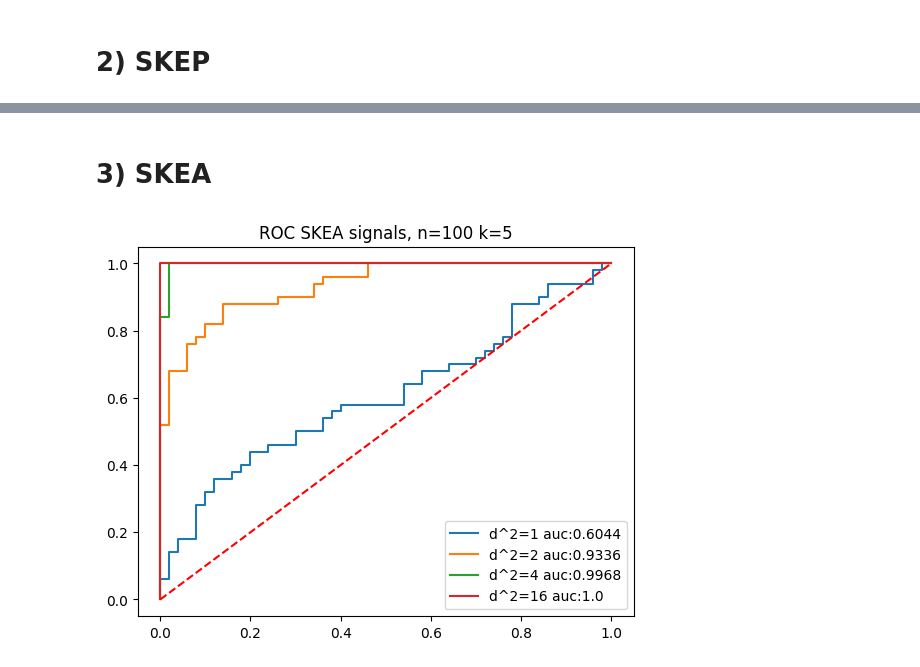
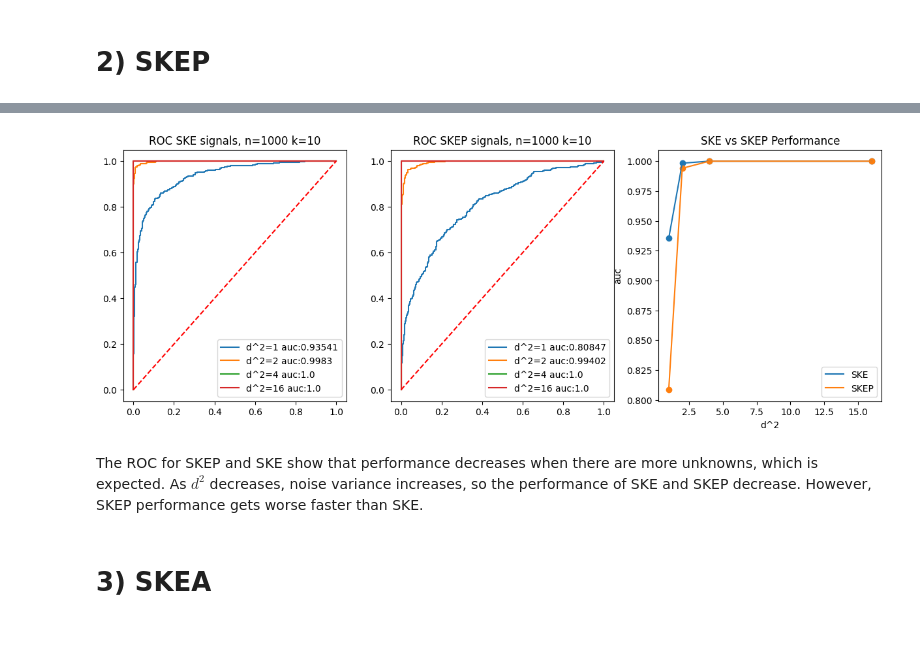
Before and after one commit to albertlyuan/ece-585, a Jupyter notebook: hw2.ipynb, the cells around one changed output, grey strips where cells are left out. Saved outputs shown, nothing was run; the diff lists cells and outputs as text; code cells hidden in the pictures; blank space fills up the shorter version.

```diff
--- a/hw2.ipynb
+++ b/hw2.ipynb
@@ -166,44 +220,20 @@ plt.show()
+# %%
+np.random.seed(seed=0)
+
+unknownPhase = np.random.uniform(0, 2*np.pi)
+amp = 1
+signal = amp * np.sin(FREQ * T + unknownPhase)
+
+fig, ax = plt.subplots(1,3,figsize=(15,5))
+data = {}
+data['SKE'] = ske(signal,ax[0], f"ROC SKE signals, n={N} k={K}")
+data['SKEP'] = skep(signal, amp, ax[1], f"ROC SKEP signals, n={N} k={K}")
+
+compareROC(data, ax[2],"SKE vs SKEP Performance")
+plt.show()
+# %% [output]
+[figure, added]
+# %% [markdown]
+The ROC for SKEP and SKE show that performance decreases when there are more unknowns, which is expected. As $d^2$ decreases, noise variance increases, so the performance of SKE and SKEP decrease. However, SKEP performance gets worse faster than SKE.
 # %% [markdown]
 # 3) SKEA
-# %%
-np.random.seed(seed=0)
-
-d2 = [1,2,4,16]
-E = 1
-freq = 10
-n = 100
-k=5
-
-
-unknownAmp = np.random.uniform(0.0,1.0)
-phase = np.random.uniform(0, 2*np.pi)
-t = np.linspace(0, 2 * np.pi, k)
-signal = unknownAmp * np.sin(freq * t + phase)
-
-fig, ax = plt.subplots()
-for d in d2:
-    noise_variance = E/d
-
-    h1 = signal + np.random.normal(0, noise_variance, size=(n//2, k))
-    h0 = np.random.normal(0, noise_variance, size=(n//2, k))
-    decisionStats = np.ndarray((n,2))
-
-    decisionStats[:n//2,0] = np.power(np.trapz(h1*np.sin(freq * t + phase), t, axis=1),2) + np.power(np.trapz(h1*np.cos(freq * t + phase), t, axis=1),2)
-    decisionStats[:n//2,1] = 1
-
-    decisionStats[n//2:,0] = np.power(np.trapz(h0*np.sin(freq * t + phase), t, axis=1),2) + np.power(np.trapz(h0*np.cos(freq * t + phase), t, axis=1),2)
-    decisionStats[n//2:,1] = 0
-
-    decisionStats = decisionStats[decisionStats[:, 0].argsort()]
-
-    pd,pfa = calcPdPfa(decisionStats)
-    auc = metrics.auc(pfa,pd)
-    ax.plot(pfa,pd, label=f"d^2={d} auc:{round(auc,5)}")
-
-
-ax.legend()
-ax.set_title(f"ROC SKEA signals, n={n} k={k}")
-ax.plot([0, 1], [0, 1],'r--')
-plt.show()
-# %% [output]
-[figure, removed]
```
Also changed, not shown: parts of 12 cells of this notebook, 2 other files.
